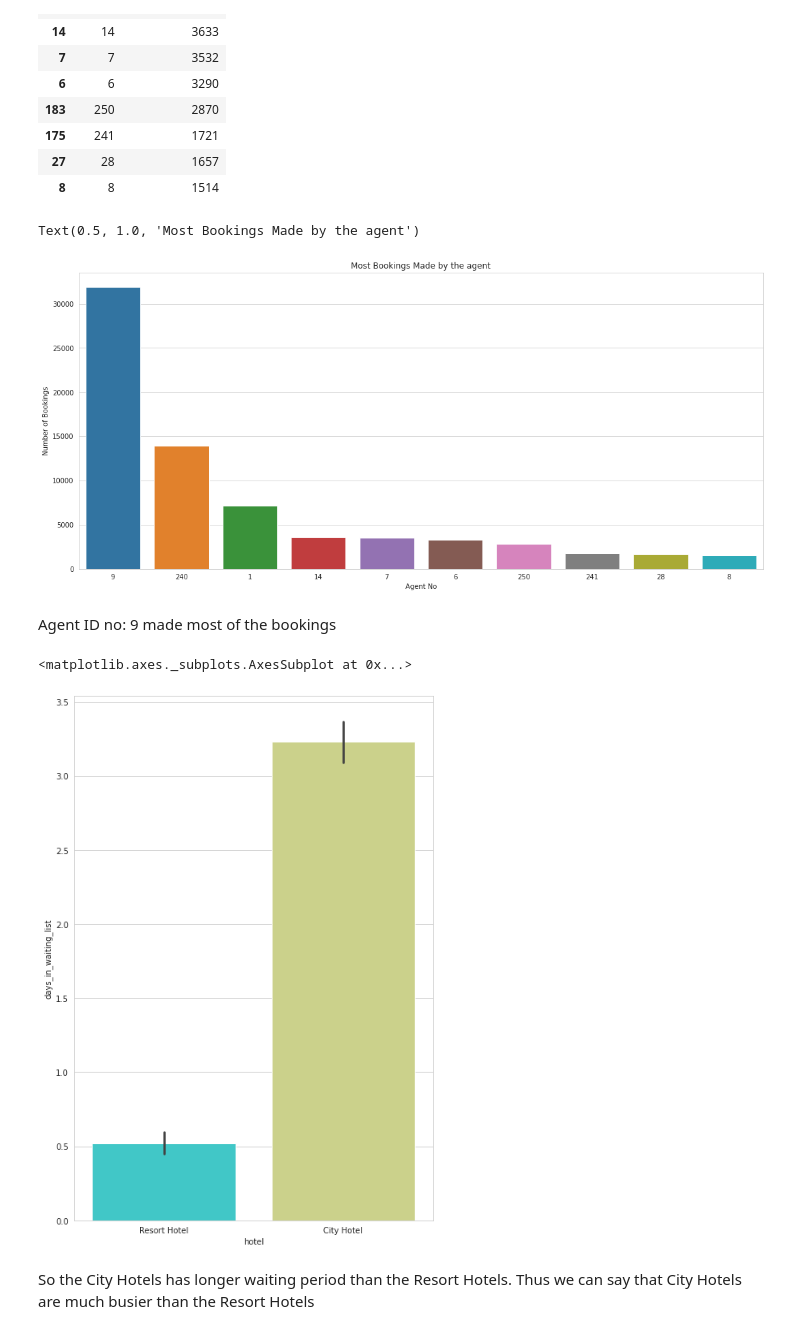
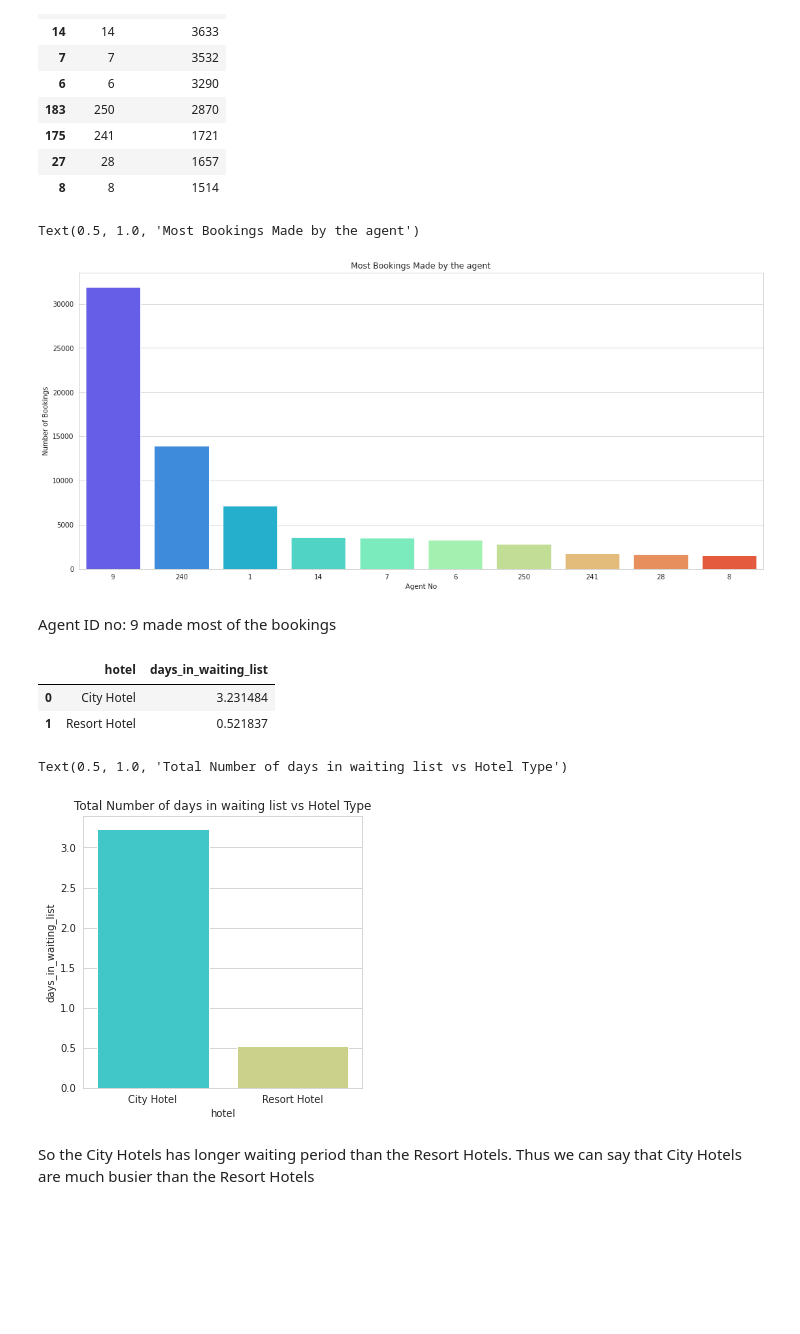
Before and after one commit to AnannyaSagar/Exploratory-Data-Analysis-of-Hotel-Booking-Dataset, a Jupyter notebook: EDA_of_Hotel_Booking_Analysis_(Individual_Notebook)_Capstone_Project.ipynb, the cells around one changed output. Drawn from its saved outputs; the diff is of its cells as text; code cells hidden in the pictures; blank space fills up the shorter version.

```diff
--- a/EDA_of_Hotel_Booking_Analysis_(Individual_Notebook)_Capstone_Project.ipynb
+++ b/EDA_of_Hotel_Booking_Analysis_(Individual_Notebook)_Capstone_Project.ipynb
@@ -1005,24 +1024,33 @@ top_ten_highest_bookings
 #Visualizaing the graph for top highest bookings by agent number
 
 plt.figure(figsize=(18,8))
-sns.barplot(x=top_ten_highest_bookings['agent'],y=top_ten_highest_bookings['Most_Bookings'],order=top_ten_highest_bookings['agent'])
+sns.barplot(x=top_ten_highest_bookings['agent'],
+            y=top_ten_highest_bookings['Most_Bookings'],order=top_ten_highest_bookings['agent'],palette='rainbow')
 plt.xlabel('Agent No')
 plt.ylabel('Number of Bookings')
 plt.title("Most Bookings Made by the agent")
 # %% [output]
 Text(0.5, 1.0, 'Most Bookings Made by the agent')
-[figure, old version]
+[figure, new version]
 # %% [markdown]
 Agent ID no: 9 made most of the bookings
+# %%
+dfw = df1.groupby('hotel',as_index =False)['days_in_waiting_list'].mean()
+dfw
+# %% [output]
+|  | hotel | days_in_waiting_list |
+| 0 | City Hotel | 3.231484 |
+| 1 | Resort Hotel | 0.521837 |
 # %%
 #Plot showing number of waiting list vs hotel type
-plt.figure(figsize=(8,12))
+plt.figure(figsize=(5,5))
 #sns.boxplot(x=df1['hotel'],y=df1['days_in_waiting_list'],palette='rainbow')
-sns.barplot(x=df1['hotel'],y=df1['days_in_waiting_list'],palette='rainbow')
+sns.barplot(x=dfw['hotel'],y=dfw['days_in_waiting_list'],palette='rainbow')
+plt.title('Total Number of days in waiting list vs Hotel Type')
 #sns.violinplot(df1['hotel'],df1['days_in_waiting_list'],palette = 'viridis')
 # %% [output]
-<matplotlib.axes._subplots.AxesSubplot at 0x...>
+Text(0.5, 1.0, 'Total Number of days in waiting list vs Hotel Type')
-[figure, old version]
+[figure, new version]
 # %% [markdown]
 So the City Hotels has longer waiting period than the Resort Hotels. Thus we can say that City Hotels are much busier than the Resort Hotels
 # %%
```
Also changed, not shown: parts of 67 cells of this notebook.
